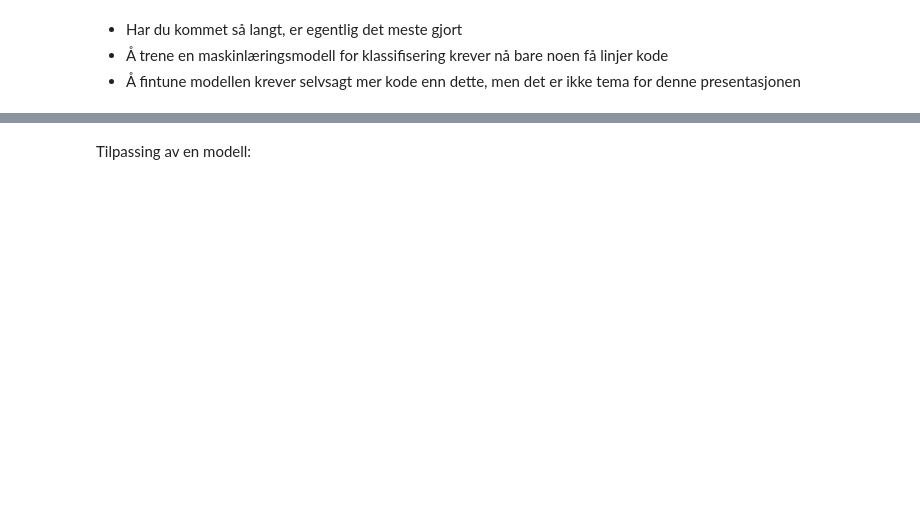
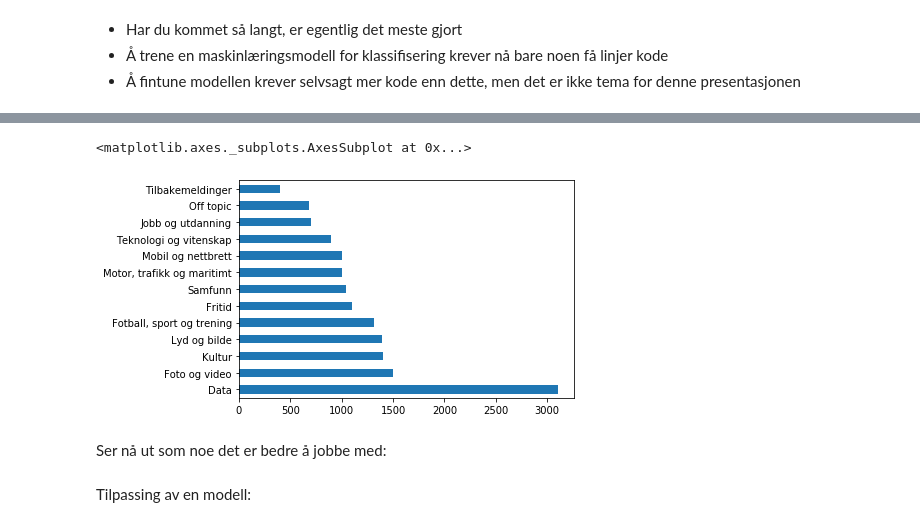
Before and after one commit to peterts/nlp-intro, a Jupyter notebook: notebooks/Presentation.ipynb, the cells around one changed output, grey strips where cells are left out. Cells and saved outputs as stored; diff of their text form; code cells hidden in the pictures; blank space fills up the shorter version.

```diff
--- a/notebooks/Presentation.ipynb
+++ b/notebooks/Presentation.ipynb
@@ -1595,3 +1661,10 @@ Sjekk denne siden: https://stackoverflow.com/[URL BLOCKED]
+# %%
+labels2.value_counts().plot.barh()
+# %% [output]
+<matplotlib.axes._subplots.AxesSubplot at 0x...>
+[figure, added]
+# %% [markdown]
+Ser nå ut som noe det er bedre å jobbe med:
 # %% [markdown]
 Tilpassing av en modell:
 # %%
```
Also changed, not shown: parts of 51 cells of this notebook, 1 other file.
